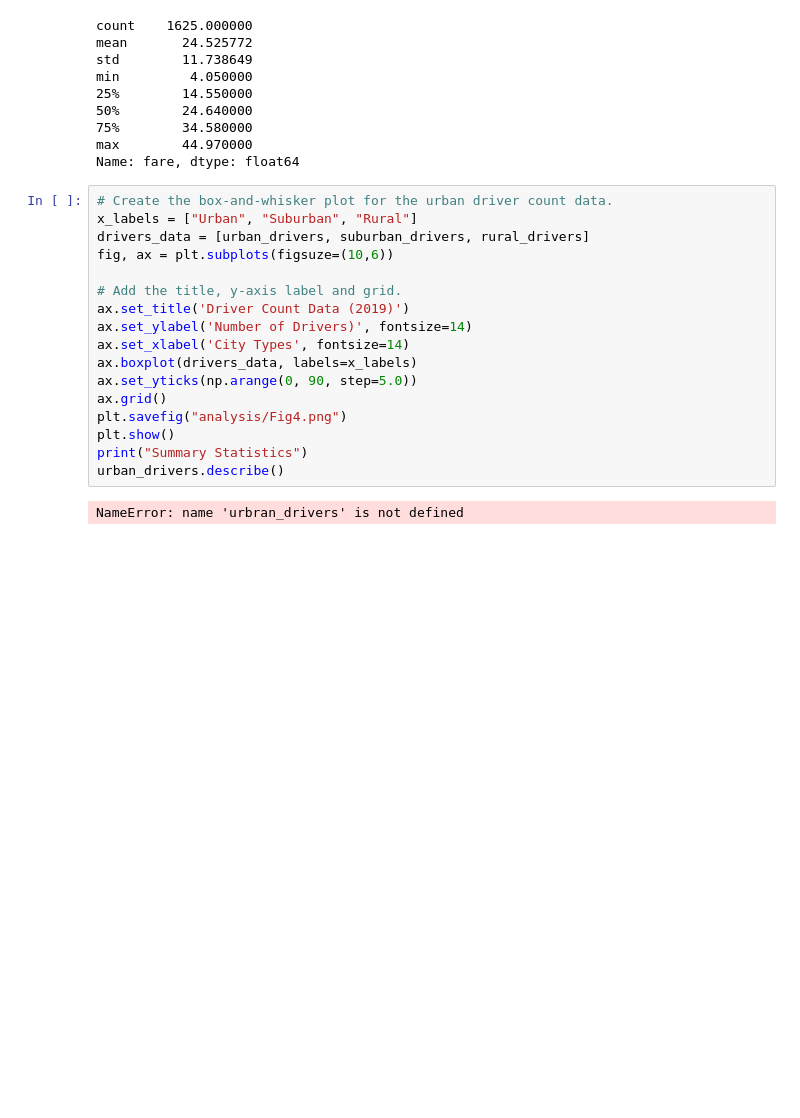
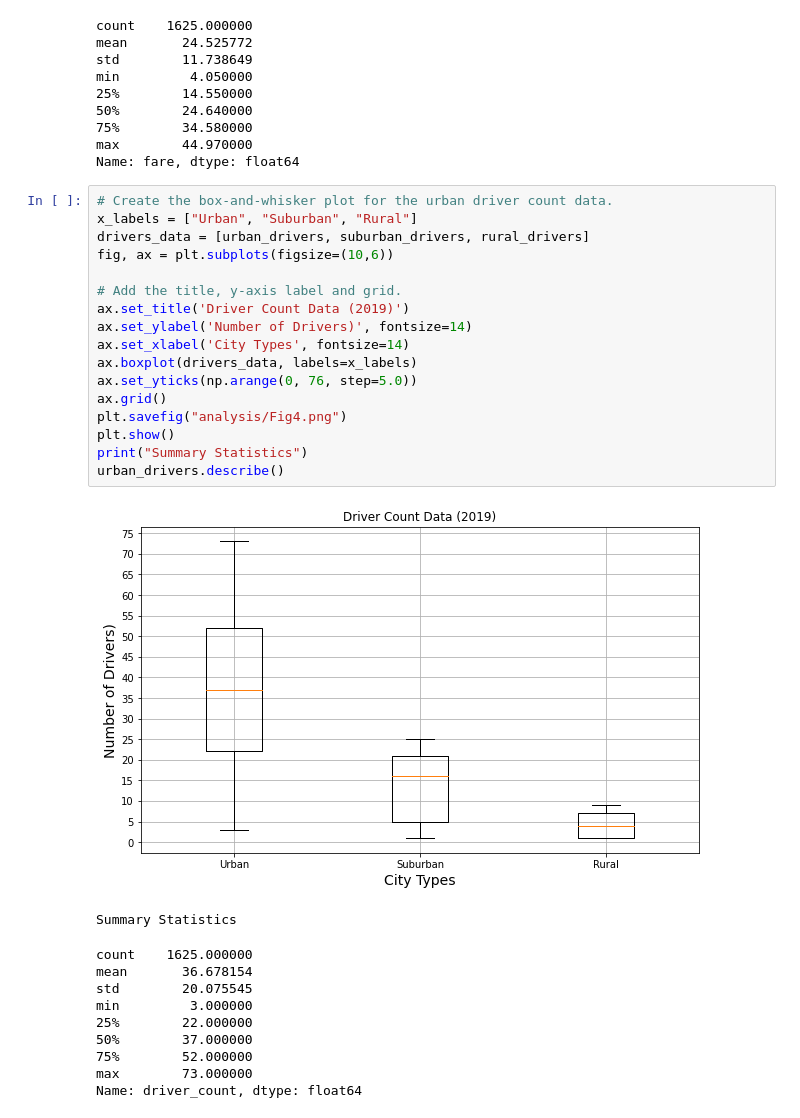
Before and after one commit to ashleyu95/PyBer_Analysis, a Jupyter notebook: PyBer.ipynb, the cells around one changed output. Cells and saved outputs as stored; diff of their text form; blank space fills up the shorter version.

```diff
--- a/PyBer.ipynb
+++ b/PyBer.ipynb
@@ -658,19 +658,29 @@ Name: fare, dtype: float64
 # %%
 # Create the box-and-whisker plot for the urban driver count data.
 x_labels = ["Urban", "Suburban", "Rural"]
 drivers_data = [urban_drivers, suburban_drivers, rural_drivers]
-fig, ax = plt.subplots(figsuze=(10,6))
+fig, ax = plt.subplots(figsize=(10,6))
 
 # Add the title, y-axis label and grid.
 ax.set_title('Driver Count Data (2019)')
 ax.set_ylabel('Number of Drivers)', fontsize=14)
 ax.set_xlabel('City Types', fontsize=14)
 ax.boxplot(drivers_data, labels=x_labels)
-ax.set_yticks(np.arange(0, 90, step=5.0))
+ax.set_yticks(np.arange(0, 76, step=5.0))
 ax.grid()
 plt.savefig("analysis/Fig4.png")
 plt.show()
 print("Summary Statistics")
 urban_drivers.describe()
 # %% [output]
+[figure, added]
-NameError: name 'urbran_drivers' is not defined
+Summary Statistics
+count    1625.000000
+mean       36.678154
+std        20.075545
+min         3.000000
+25%        22.000000
+50%        37.000000
+75%        52.000000
+max        73.000000
+Name: driver_count, dtype: float64
```
Also changed, not shown: parts of 6 cells of this notebook.
